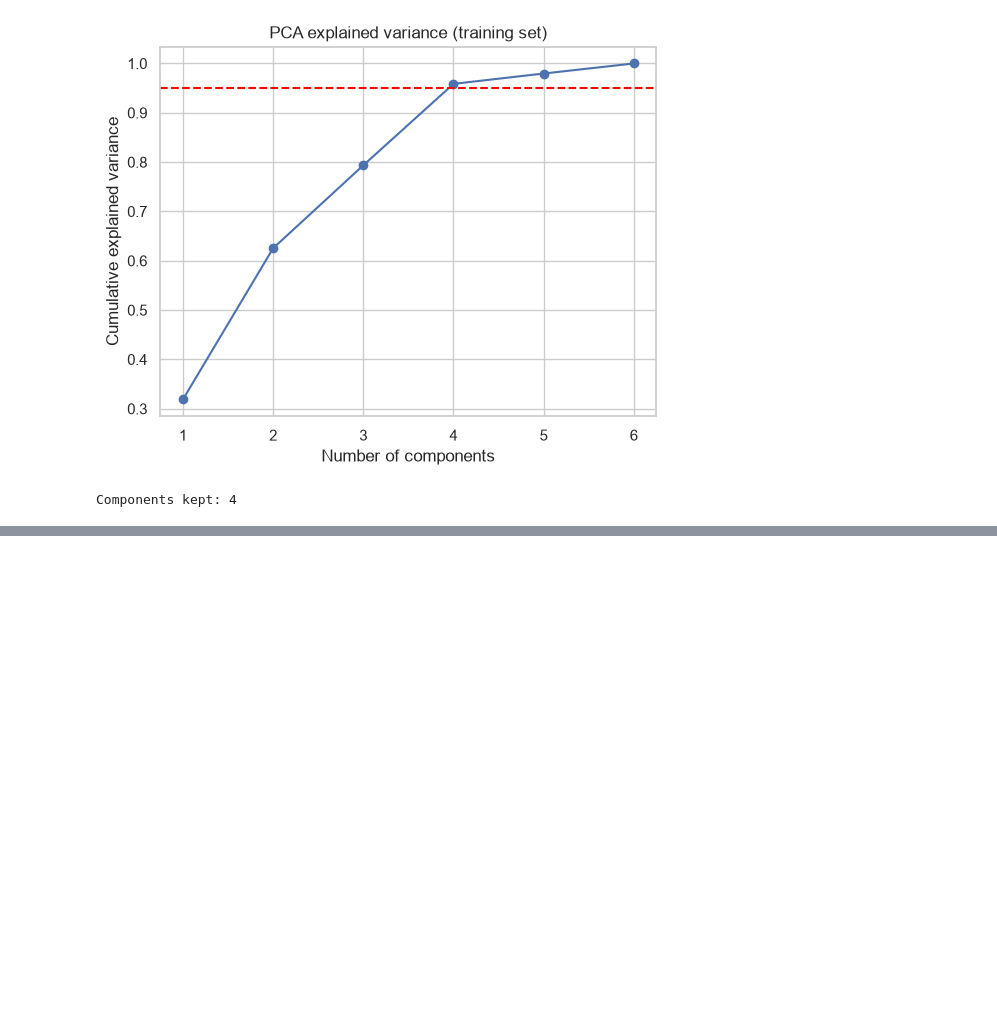
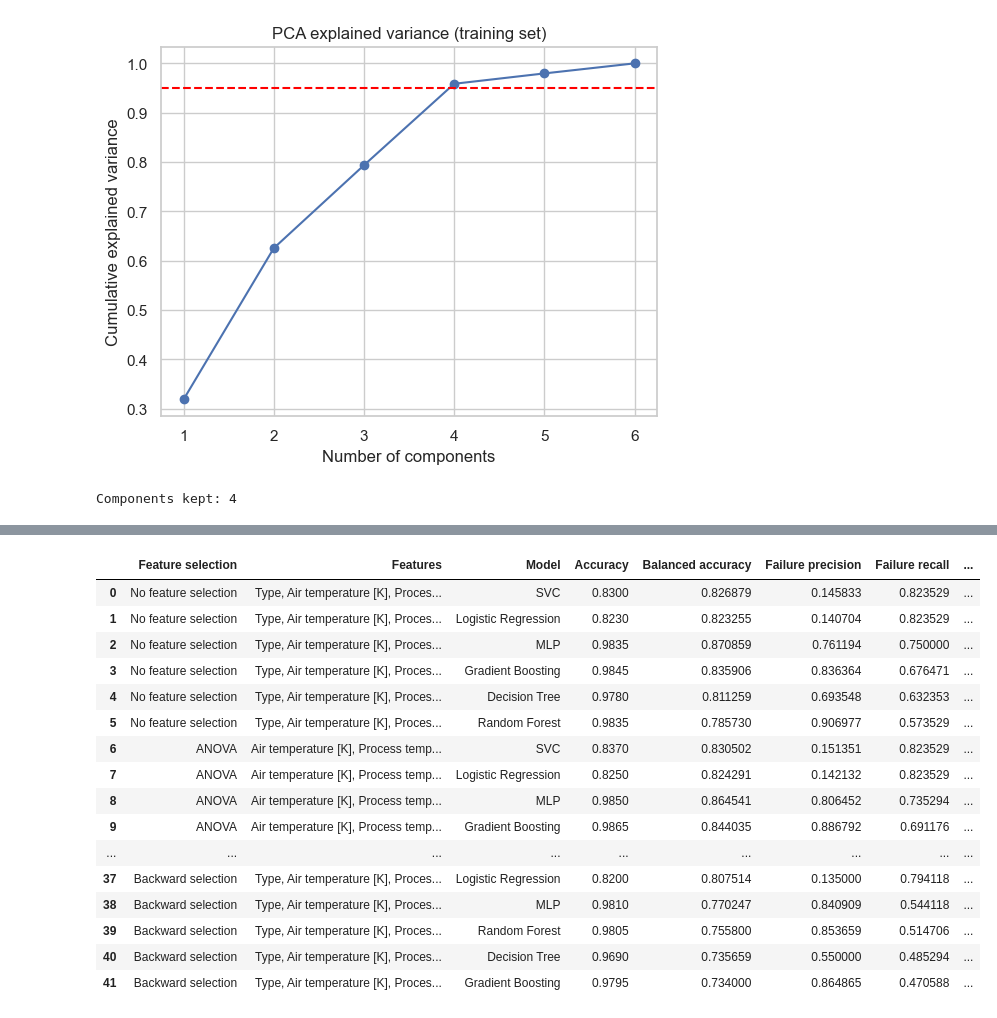
Before and after one commit to sotheasokea/ML_Term_Project, a Jupyter notebook: Predictive_Maintenance.ipynb, the cells around one changed output, grey strips where cells are left out. Drawn from its saved outputs; the diff is of its cells as text; code cells hidden in the pictures; blank space fills up the shorter version.

```diff
--- a/Predictive_Maintenance.ipynb
+++ b/Predictive_Maintenance.ipynb
@@ -622,0 +638,6 @@ Missed failures (FN): 22 | False alarms (FP): 5 | Caught failures (TP): 46
+# %%
+# Compact ANOVA comparison using the features selected by SelectKBest.
+anova_features = x_train.columns[anova_filter.get_support()].tolist()
+anova_results = evaluate_selected_features("ANOVA", anova_features)
+print("ANOVA-selected features:", anova_features)
+display(anova_results.sort_values("Failure F1", ascending=False))
@@ -622,0 +864,14 @@ Missed failures (FN): 22 | False alarms (FP): 5 | Caught failures (TP): 46
+# %%
+# Compact RFE comparison using Logistic Regression as the selector.
+rfe_comparison = RFE(
+    LogisticRegression(
+        max_iter=2000, class_weight="balanced",
+        random_state=RANDOM_STATE
+    ),
+    n_features_to_select=number_of_features,
+)
+rfe_comparison.fit(x_train, y_train)
+rfe_features = x_train.columns[rfe_comparison.get_support()].tolist()
+rfe_results = evaluate_selected_features("RFE", rfe_features)
+print("RFE-selected features:", rfe_features)
+display(rfe_results.sort_values("Failure F1", ascending=False))
@@ -838,0 +1048,62 @@ Missed failures (FN): 52 | False alarms (FP): 7 | Caught failures (TP): 16
+# %%
+# Combine the compact results from the baseline and feature-selection methods.
+all_comparison_results = pd.concat(
+    [
+        baseline_results,
+        anova_results,
+        correlation_results,
+        lasso_results,
+        forward_results,
+        backward_results,
+        rfe_results,
+    ],
+    ignore_index=True,
+)
+
+# Order the selection methods in the same order as the notebook.
+selection_order = [
+    "No feature selection",
+    "ANOVA",
+    "Pearson correlation",
+    "Adapted Lasso",
+    "RFE",
+    "Forward selection",
+    "Backward selection",
+]
+all_comparison_results["Feature selection"] = pd.Categorical(
+    all_comparison_results["Feature selection"],
+    categories=selection_order,
+    ordered=True,
+)
+
+# Table 1: rank models within each feature-selection method.
+grouped_ranking = all_comparison_results.sort_values(
+    [
+        "Feature selection",
+        "Failure recall",
+        "Failure F1",
+        "Accuracy",
+    ],
+    ascending=[True, False, False, False],
+).reset_index(drop=True)
+
+print("Ranking within each feature-selection method:")
+display(grouped_ranking)
+
+# Table 2: keep only the best model from each selection method.
+best_per_selection = (
+    grouped_ranking.groupby(
+        "Feature selection", observed=True, sort=False
+    )
+    .head(1)
+    .reset_index(drop=True)
+    .sort_values(
+        ["Failure recall", "Failure F1", "Accuracy"],
+        ascending=[False, False, False],
+    )
+    .reset_index(drop=True)
+)
+
+print("Best model from each feature-selection method:")
+display(best_per_selection)
+# %% [output]
@@ -838,0 +1111,17 @@ Missed failures (FN): 52 | False alarms (FP): 7 | Caught failures (TP): 16
+|  | Feature selection | Features | Model | Accuracy | Balanced accuracy | Failure precision | Failure recall | ... |
+| 0 | No feature selection | Type, Air temperature [K], Proces... | SVC | 0.8300 | 0.826879 | 0.145833 | 0.823529 | ... |
+| 1 | No feature selection | Type, Air temperature [K], Proces... | Logistic Regression | 0.8230 | 0.823255 | 0.140704 | 0.823529 | ... |
+| 2 | No feature selection | Type, Air temperature [K], Proces... | MLP | 0.9835 | 0.870859 | 0.761194 | 0.750000 | ... |
+| 3 | No feature selection | Type, Air temperature [K], Proces... | Gradient Boosting | 0.9845 | 0.835906 | 0.836364 | 0.676471 | ... |
+| 4 | No feature selection | Type, Air temperature [K], Proces... | Decision Tree | 0.9780 | 0.811259 | 0.693548 | 0.632353 | ... |
+| 5 | No feature selection | Type, Air temperature [K], Proces... | Random Forest | 0.9835 | 0.785730 | 0.906977 | 0.573529 | ... |
+| 6 | ANOVA | Air temperature [K], Process temp... | SVC | 0.8370 | 0.830502 | 0.151351 | 0.823529 | ... |
+| 7 | ANOVA | Air temperature [K], Process temp... | Logistic Regression | 0.8250 | 0.824291 | 0.142132 | 0.823529 | ... |
+| 8 | ANOVA | Air temperature [K], Process temp... | MLP | 0.9850 | 0.864541 | 0.806452 | 0.735294 | ... |
+| 9 | ANOVA | Air temperature [K], Process temp... | Gradient Boosting | 0.9865 | 0.844035 | 0.886792 | 0.691176 | ... |
+| ... | ... | ... | ... | ... | ... | ... | ... | ... |
+| 37 | Backward selection | Type, Air temperature [K], Proces... | Logistic Regression | 0.8200 | 0.807514 | 0.135000 | 0.794118 | ... |
+| 38 | Backward selection | Type, Air temperature [K], Proces... | MLP | 0.9810 | 0.770247 | 0.840909 | 0.544118 | ... |
+| 39 | Backward selection | Type, Air temperature [K], Proces... | Random Forest | 0.9805 | 0.755800 | 0.853659 | 0.514706 | ... |
+| 40 | Backward selection | Type, Air temperature [K], Proces... | Decision Tree | 0.9690 | 0.735659 | 0.550000 | 0.485294 | ... |
+| 41 | Backward selection | Type, Air temperature [K], Proces... | Gradient Boosting | 0.9795 | 0.734000 | 0.864865 | 0.470588 | ... |
```
Also changed, not shown: parts of 89 cells of this notebook.
